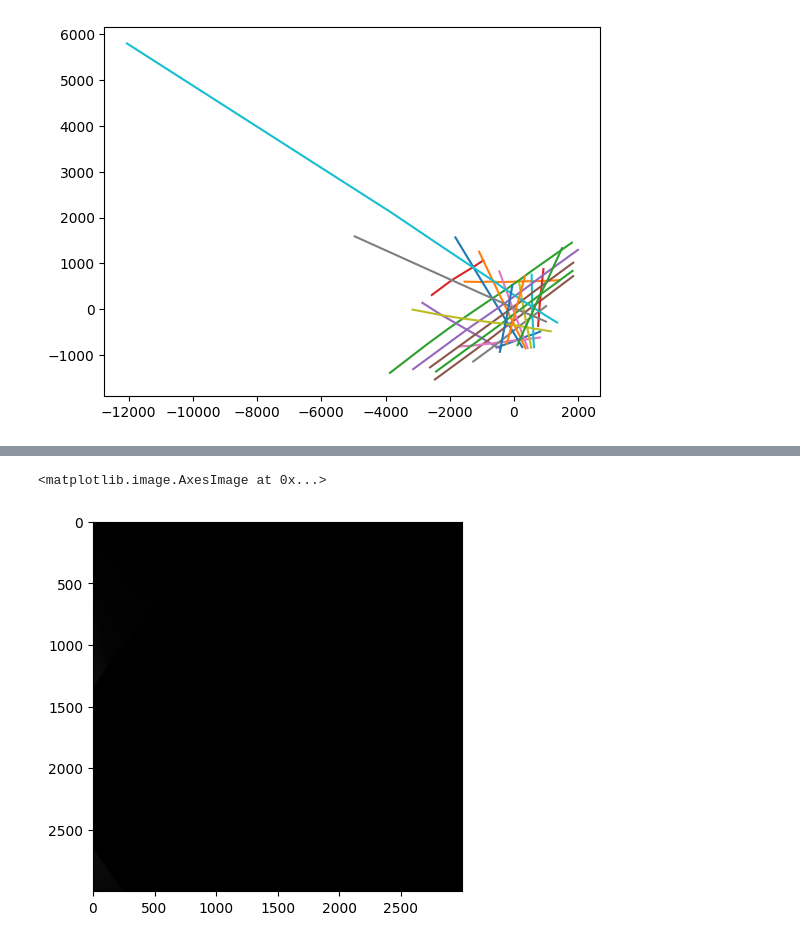
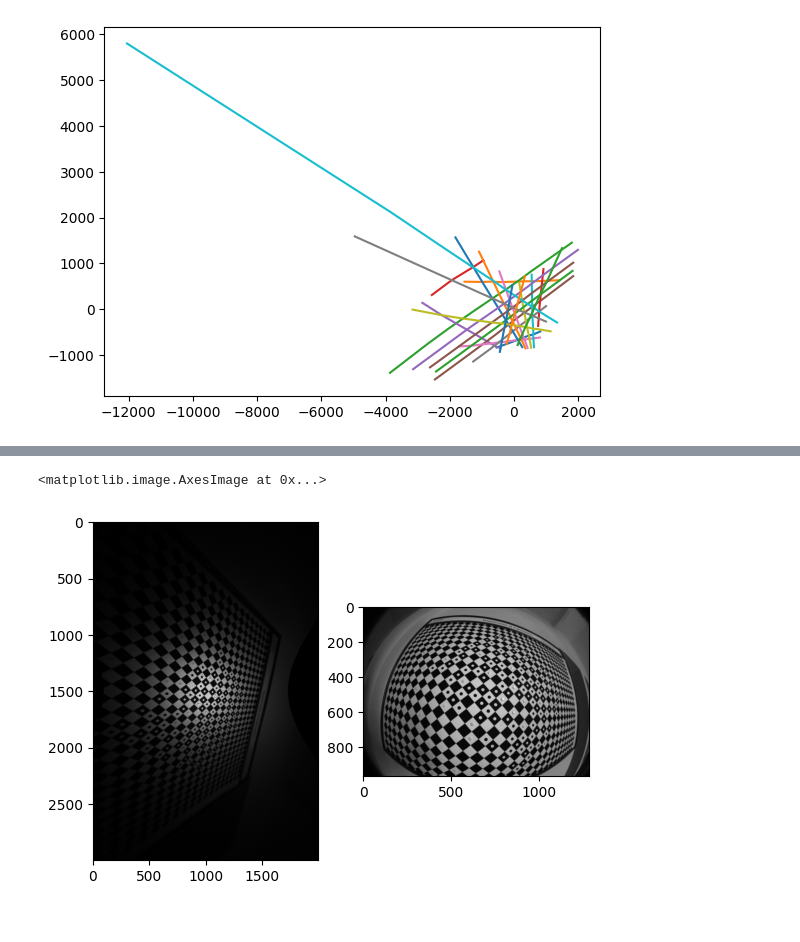
Before and after one commit to hgandras/3D-computer-vision-, a Jupyter notebook: radial_distortion.ipynb, the cells around one changed output, grey strips where cells are left out. Saved outputs shown, nothing was run; the diff lists cells and outputs as text; code cells hidden in the pictures.

```diff
--- a/radial_distortion.ipynb
+++ b/radial_distortion.ipynb
@@ -82,5 +67,10 @@ for i in newImage:
-# %%
-plt.imshow(newImage,cmap="gray")
-# %% [output]
-<matplotlib.image.AxesImage at 0x...>
-[figure, removed]
+# %%
+newImage1=undistortImage(im1,3000,2000,np.array([-1500,-1000]))
+newImage2=undistortImage(im2,3000,2000,np.array([-1500,-1000]))
+# %%
+fig,axs=plt.subplots(1,2)
+axs[0].imshow(newImage1,cmap="gray")
+axs[1].imshow(im1,cmap="gray")
+# %% [output]
+<matplotlib.image.AxesImage at 0x...>
+[figure, added]
```
Also changed, not shown: parts of 2 cells of this notebook, 11 other files.
